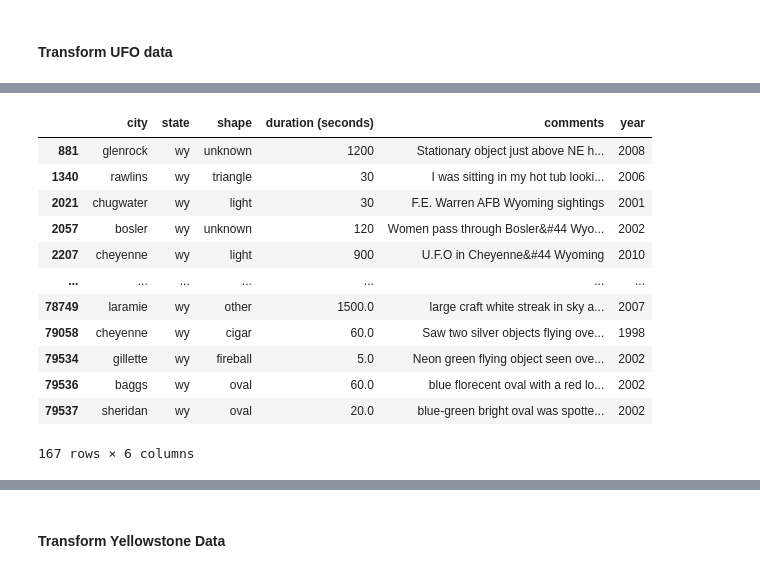
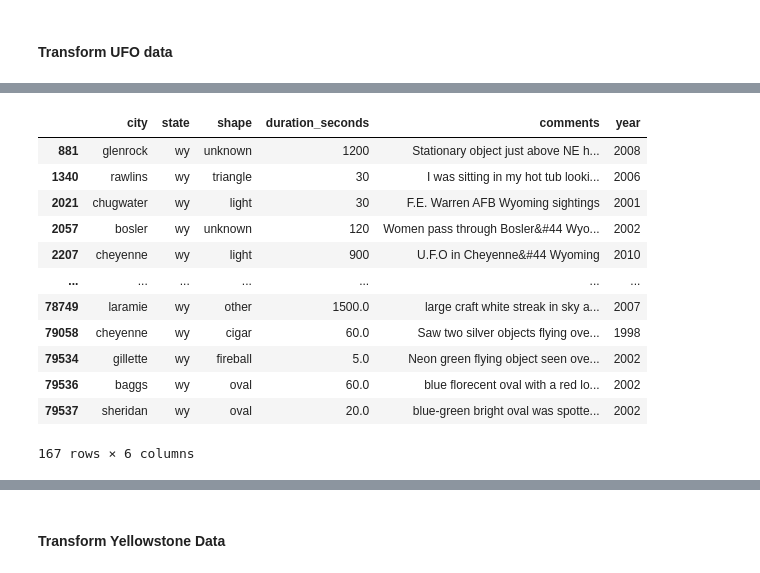
Before and after one commit to JaDouth314/Project_2-ETL-UFOs-in-Yellowstone, a Jupyter notebook: Project_2.ipynb, the cells around one changed output, grey strips where cells are left out. Saved outputs shown, nothing was run; the diff lists cells and outputs as text; code cells hidden in the pictures.

Commit message:
Renamed duration column in UFO dataframe. Fixed data type of duration column as floats instead of strings.

```diff
--- a/Project_2.ipynb
+++ b/Project_2.ipynb
@@ -111,18 +93,24 @@ ufos_wyoming_df.head()
 
 ufos_wy_for_db = ufos_wyoming_df.copy()
 
-ufos_wy_for_db.drop(labels=["datetime", "country", "duration (hours/min)", "date posted", "latitude", "longitude "], axis = 1)
+ufos_wy_for_db = ufos_wy_for_db.drop(labels=["datetime", "country", "duration (hours/min)", "date posted", "latitude", "longitude "], axis = 1)
-# %% [output]
-|  | city | state | shape | duration (seconds) | comments | year |
-| 881 | glenrock | wy | unknown | 1200 | Stationary object just above NE h... | 2008 |
-| 1340 | rawlins | wy | triangle | 30 | I was sitting in my hot tub looki... | 2006 |
-| 2021 | chugwater | wy | light | 30 | F.E. Warren AFB Wyoming sightings | 2001 |
-| 2057 | bosler | wy | unknown | 120 | Women pass through Bosler&#44 Wyo... | 2002 |
-| 2207 | cheyenne | wy | light | 900 | U.F.O in Cheyenne&#44 Wyoming | 2010 |
-| ... | ... | ... | ... | ... | ... | ... |
-| 78749 | laramie | wy | other | 1500.0 | large craft white streak in sky a... | 2007 |
-| 79058 | cheyenne | wy | cigar | 60.0 | Saw two silver objects flying ove... | 1998 |
-| 79534 | gillette | wy | fireball | 5.0 | Neon green flying object seen ove... | 2002 |
-| 79536 | baggs | wy | oval | 60.0 | blue florecent oval with a red lo... | 2002 |
-| 79537 | sheridan | wy | oval | 20.0 | blue-green bright oval was spotte... | 2002 |
-167 rows × 6 columns
+# %%
+# Rename columns
+
+ufos_wy_for_db = ufos_wy_for_db.rename(columns={"duration (seconds)":"duration_seconds"})
+
+ufos_wy_for_db
+# %% [output]
+|  | city | state | shape | duration_seconds | comments | year |
+| 881 | glenrock | wy | unknown | 1200 | Stationary object just above NE h... | 2008 |
+| 1340 | rawlins | wy | triangle | 30 | I was sitting in my hot tub looki... | 2006 |
+| 2021 | chugwater | wy | light | 30 | F.E. Warren AFB Wyoming sightings | 2001 |
+| 2057 | bosler | wy | unknown | 120 | Women pass through Bosler&#44 Wyo... | 2002 |
+| 2207 | cheyenne | wy | light | 900 | U.F.O in Cheyenne&#44 Wyoming | 2010 |
+| ... | ... | ... | ... | ... | ... | ... |
+| 78749 | laramie | wy | other | 1500.0 | large craft white streak in sky a... | 2007 |
+| 79058 | cheyenne | wy | cigar | 60.0 | Saw two silver objects flying ove... | 1998 |
+| 79534 | gillette | wy | fireball | 5.0 | Neon green flying object seen ove... | 2002 |
+| 79536 | baggs | wy | oval | 60.0 | blue florecent oval with a red lo... | 2002 |
+| 79537 | sheridan | wy | oval | 20.0 | blue-green bright oval was spotte... | 2002 |
+167 rows × 6 columns
```
Also changed, not shown: parts of 2 cells of this notebook.
